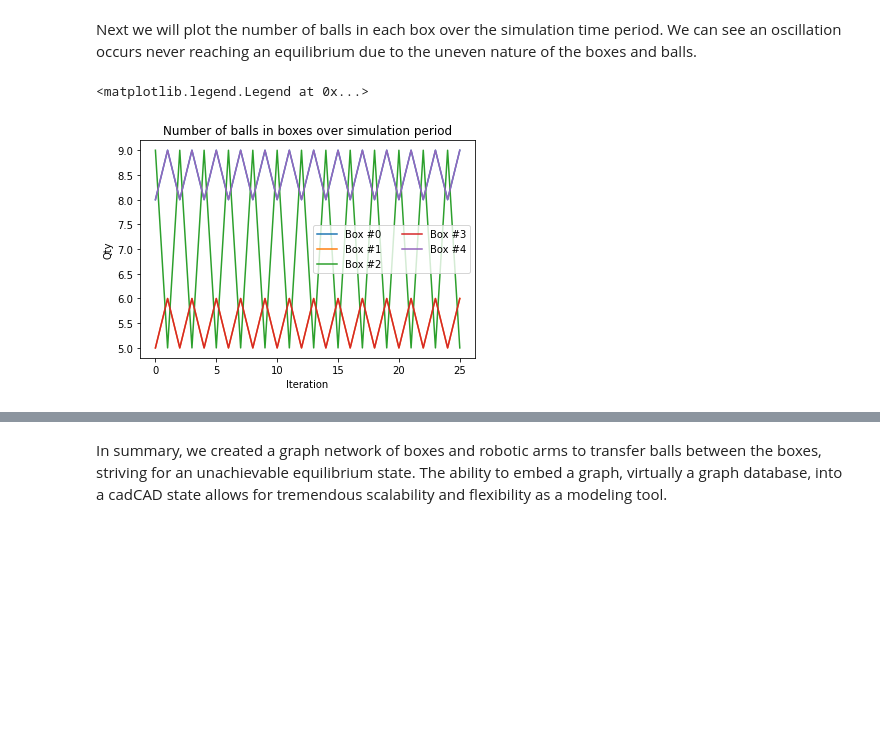
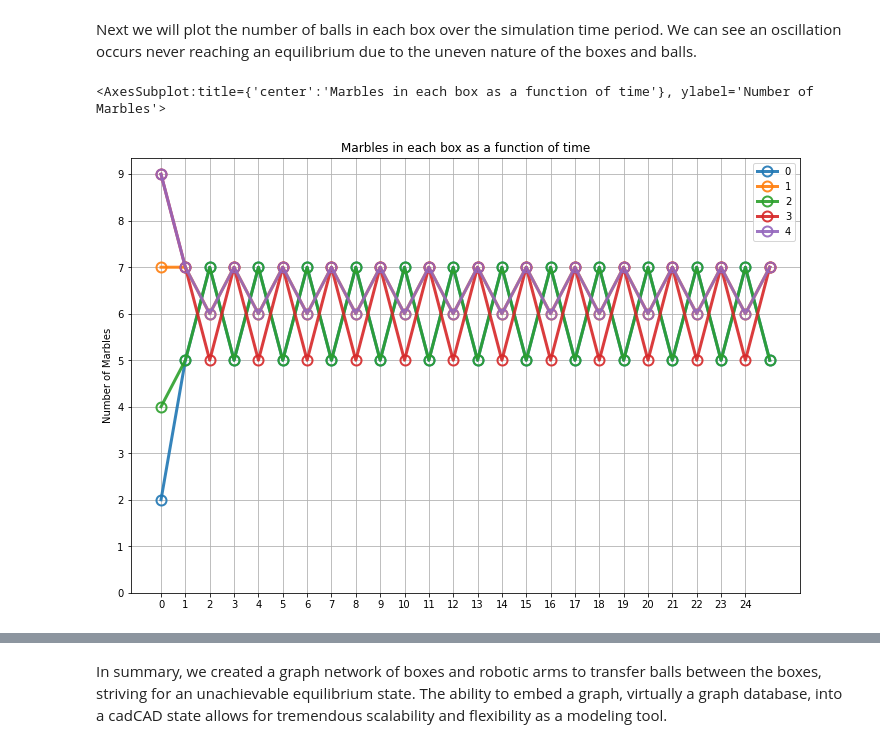
Before and after one commit to cadCAD-org/demos, a Jupyter notebook: tutorials/robots_and_marbles/robot-marbles-part-5/robot-marbles-part-5.ipynb, the cells around one changed output, grey strips where cells are left out. Saved outputs shown, nothing was run; the diff lists cells and outputs as text; code cells hidden in the pictures; blank space fills up the shorter version.

```diff
--- a/tutorials/robots_and_marbles/robot-marbles-part-5/robot-marbles-part-5.ipynb
+++ b/tutorials/robots_and_marbles/robot-marbles-part-5/robot-marbles-part-5.ipynb
@@ -131,6 +131,7 @@ exec_context = ExecutionContext()
 run = Executor(exec_context=exec_context, configs=configs)
 
 (system_events, tensor_field, sessions) = run.execute()
+df = pd.DataFrame(system_events)
 # %% [output]
                   ___________    ____
   ________ __ ___/ / ____/   |  / __ \
@@ -181,14 +182,18 @@ def make2D(key, data, fill=False):
 Using our helper function get_nodes() we pull out the boxes ball quantity and save it to a new dataframe column.
 # %%
 df['Balls'] = df.network.apply(lambda g: np.array([g.nodes[j]['balls'] for j in get_nodes(g)]))
+# %%
+data = np.stack(df['Balls'].values)
+balls_df=pd.DataFrame(data)
 # %% [markdown]
 Next we will plot the number of balls in each box over the simulation time period. We can see an oscillation occurs never reaching an equilibrium due to the uneven nature of the boxes and balls.
-# %%
-plt.plot(df.timestep,make2D('Balls', df))
-plt.title('Number of balls in boxes over simulation period')
-plt.ylabel('Qty')
-plt.xlabel('Iteration')
-plt.legend(['Box #'+str(node) for node in range(boxes)], ncol = 2)
-# %% [output]
-<matplotlib.legend.Legend at 0x...>
-[figure, removed]
+# %%
+
+balls_df.plot( marker='o', markersize=10, markeredgewidth=2, alpha=0.9, markerfacecolor='black',
+                linewidth=3, figsize=(12,8),  title="Marbles in each box as a function of time",
+                ylabel='Number of Marbles', grid=True, fillstyle='none',
+                xticks=list(range(SIMULATION_TIMESTEPS)), legend="Box #",
+                yticks=list(range(10)))
+# %% [output]
+<AxesSubplot:title={'center':'Marbles in each box as a function of time'}, ylabel='Number of Marbles'>
+[figure, added]
```
Also changed, not shown: parts of 6 cells of this notebook.
